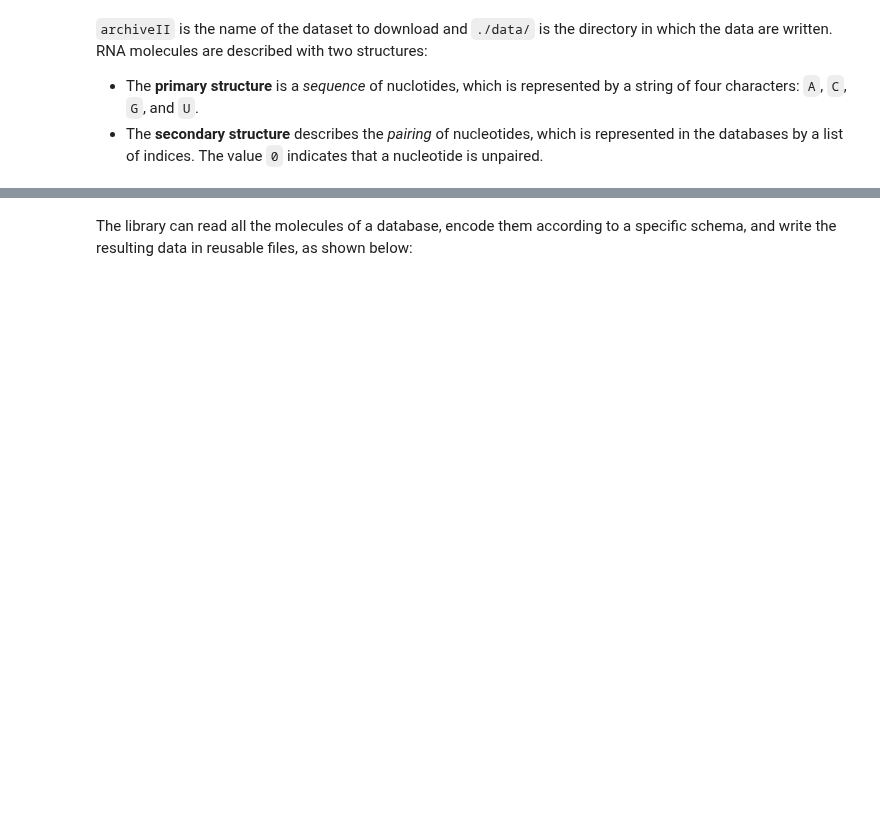
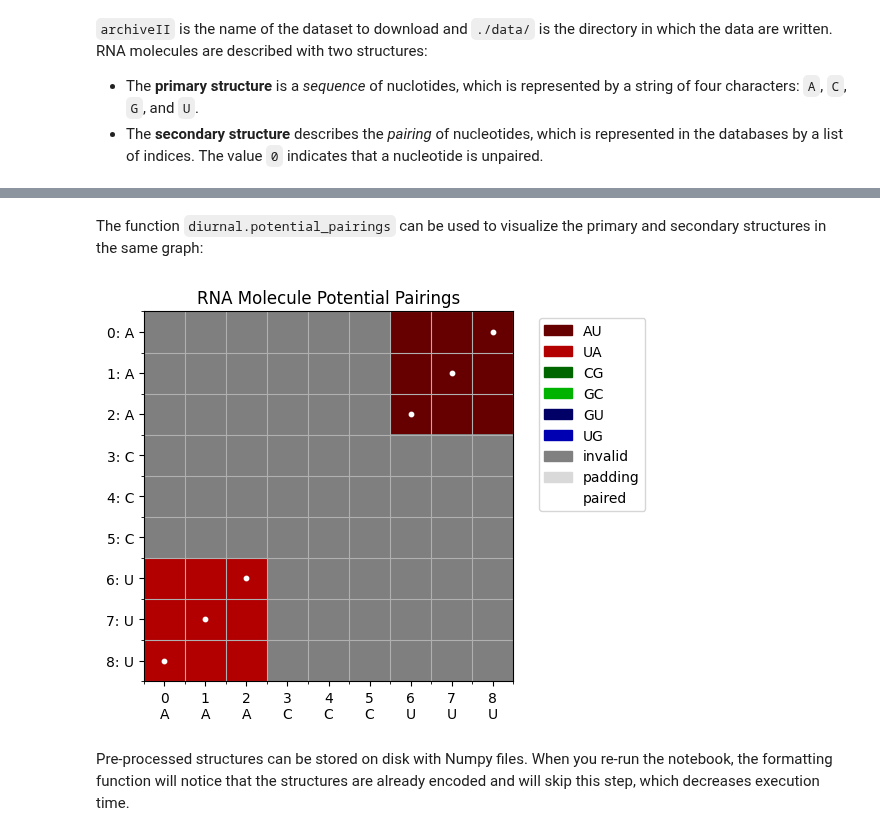
Before and after one commit to Vincent-Therrien/diurnal, a Jupyter notebook: demo/example.ipynb, the cells around one changed output, grey strips where cells are left out. Cells and saved outputs as stored; diff of their text form; code cells hidden in the pictures; blank space fills up the shorter version.

```diff
--- a/demo/example.ipynb
+++ b/demo/example.ipynb
@@ -79,3 +118,12 @@ Shadow of the secondary structure:
+# %% [markdown]
+The function `diurnal.potential_pairings` can be used to visualize the primary
+and secondary structures in the same graph:
+# %%
+visualize.potential_pairings(primary_structure, secondary_structure)
+# %% [output]
+[figure, added]
 # %% [markdown]
-The library can read all the molecules of a database, encode them according to a specific schema, and write the resulting data in reusable files, as shown below:
+Pre-processed structures can be stored on disk with Numpy files. When you
+re-run the notebook, the formatting function will notice that the structures
+are already encoded and will skip this step, which decreases execution time.
 # %%
```
Also changed, not shown: parts of 33 cells of this notebook, 12 other files.
